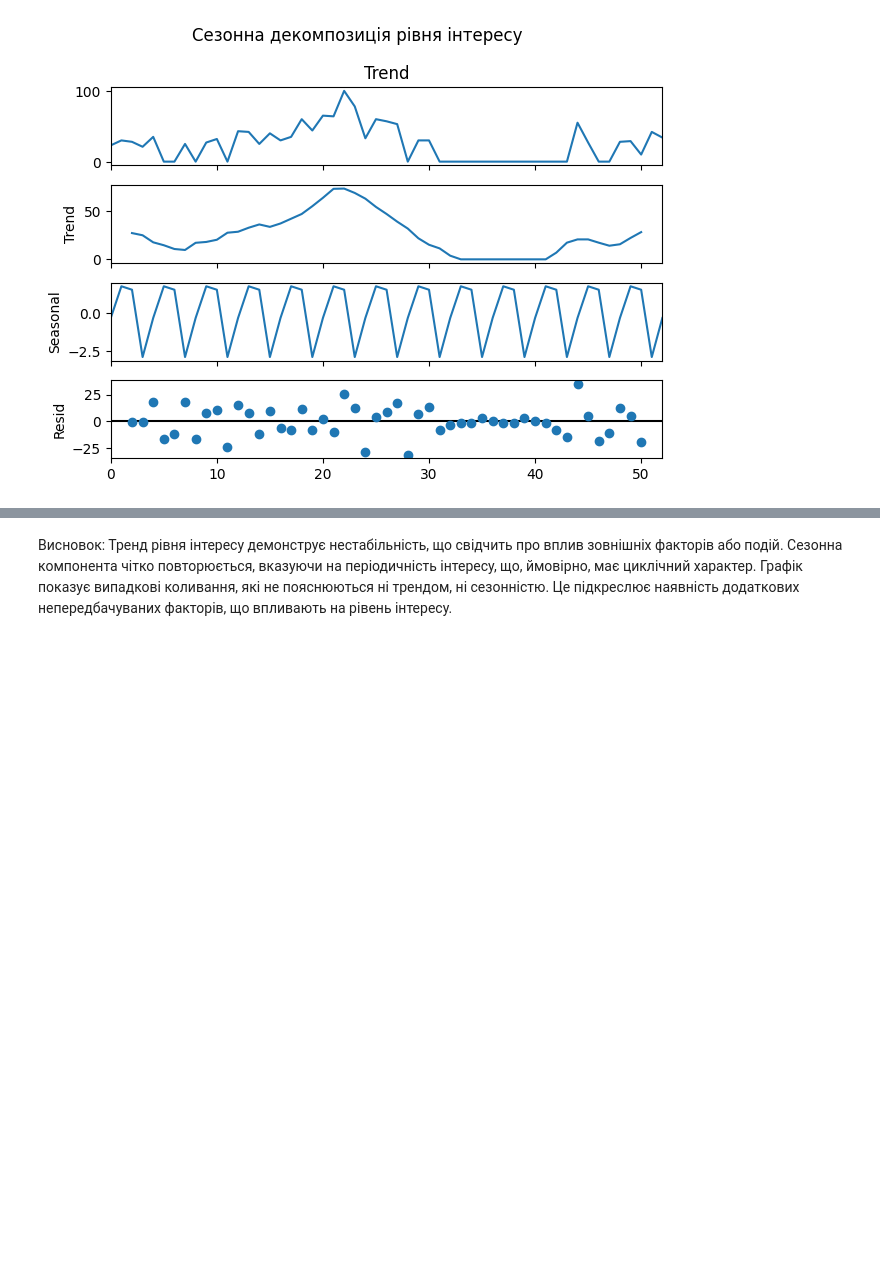
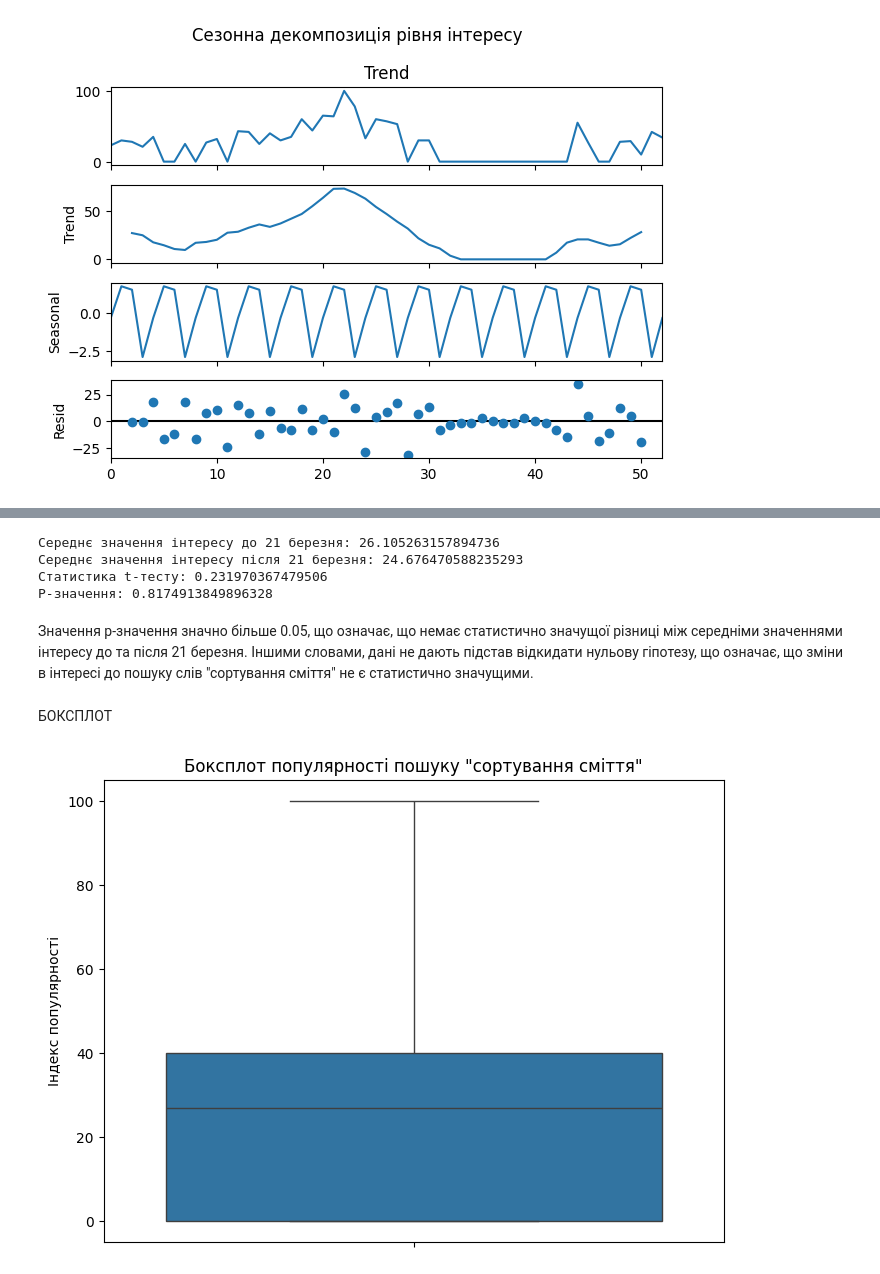
Before and after one commit to arc-lena/bloom, a Jupyter notebook: statistics/andriy.ipynb, the cells around one changed output, grey strips where cells are left out. Cells and saved outputs as stored; diff of their text form; code cells hidden in the pictures; blank space fills up the shorter version.

```diff
--- a/statistics/andriy.ipynb
+++ b/statistics/andriy.ipynb
@@ -138,0 +147,7 @@ plt.show()
+# %%
+year_data["Date"] = pd.to_datetime(year_data["Date"])
+
+before_march_21 = year_data[year_data["Date"] < '2024-03-21']
+after_march_21 = year_data[year_data["Date"] >= '2024-03-21']
+
+before_march_21.head(), after_march_21.head()
@@ -139,2 +167,29 @@ plt.show()
+# %%
+mean_before = before_march_21["Trend"].mean()
+mean_after = after_march_21["Trend"].mean()
+
+t_stat, p_value = ttest_ind(before_march_21["Trend"], after_march_21["Trend"], equal_var=False)
+
+print(f"Середнє значення інтересу до 21 березня: {mean_before}")
+print(f"Середнє значення інтересу після 21 березня: {mean_after}")
+print(f"Статистика t-тесту: {t_stat}")
+print(f"P-значення: {p_value}")
+# %% [output]
+Середнє значення інтересу до 21 березня: 26.105263157894736
+Середнє значення інтересу після 21 березня: 24.676470588235293
+Статистика t-тесту: 0.231970367479506
+P-значення: 0.8174913849896328
 # %% [markdown]
-Висновок: Тренд рівня інтересу демонструє нестабільність, що свідчить про вплив зовнішніх факторів або подій. Сезонна компонента чітко повторюється, вказуючи на періодичність інтересу, що, ймовірно, має циклічний характер. Графік показує випадкові коливання, які не пояснюються ні трендом, ні сезонністю. Це підкреслює наявність додаткових непередбачуваних факторів, що впливають на рівень інтересу.
+Значення p-значення значно більше 0.05, що означає, що немає статистично значущої різниці між середніми значеннями інтересу до та після 21 березня. Іншими словами, дані не дають підстав відкидати нульову гіпотезу, що означає, що зміни в інтересі до пошуку слів "сортування сміття" не є статистично значущими.
+# %% [markdown]
+БОКСПЛОТ
+# %%
+# Побудова боксплоту з відображенням викидів
+plt.figure(figsize=(8, 6))
+sns.boxplot(y=year_data['Trend'], flierprops={'marker': 'o', 'color': 'red', 'markersize': 8})
+
+plt.title('Боксплот популярності пошуку "сортування сміття"')
+plt.ylabel('Індекс популярності')
+plt.show()
+# %% [output]
+[figure, added]
```
Also changed, not shown: parts of 7 cells of this notebook.
